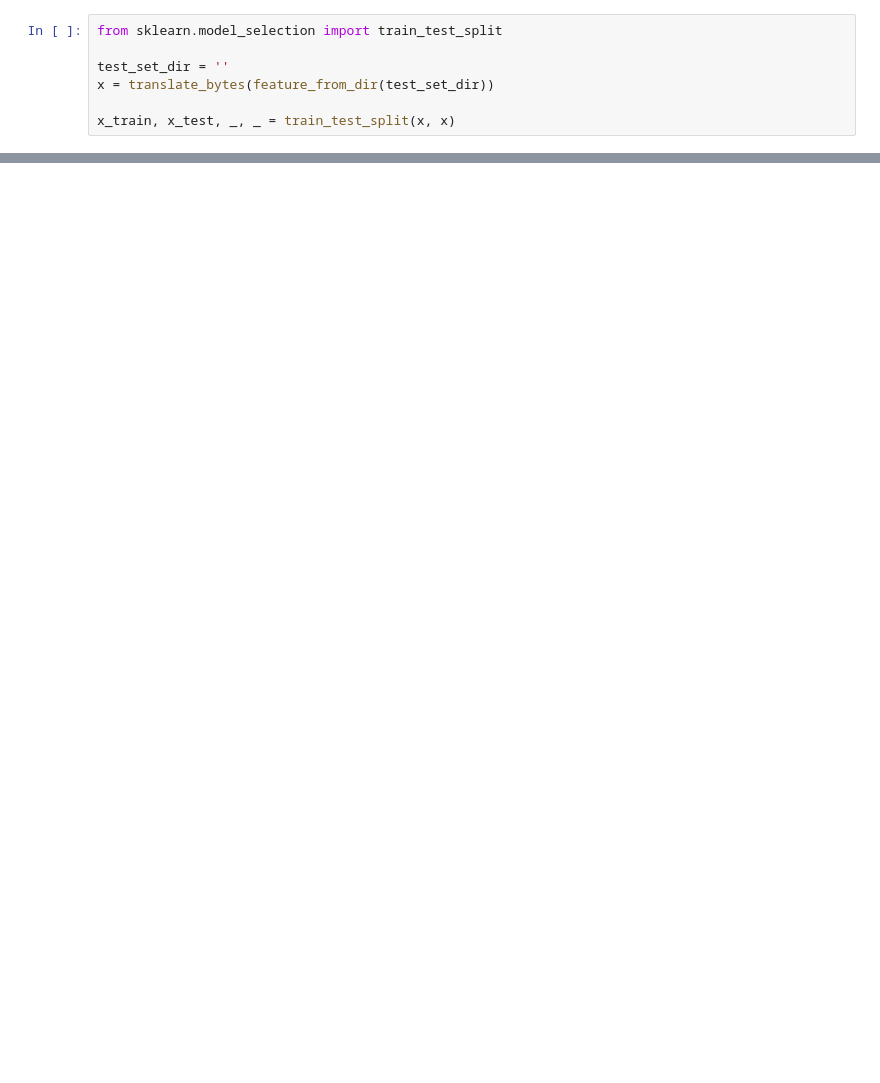
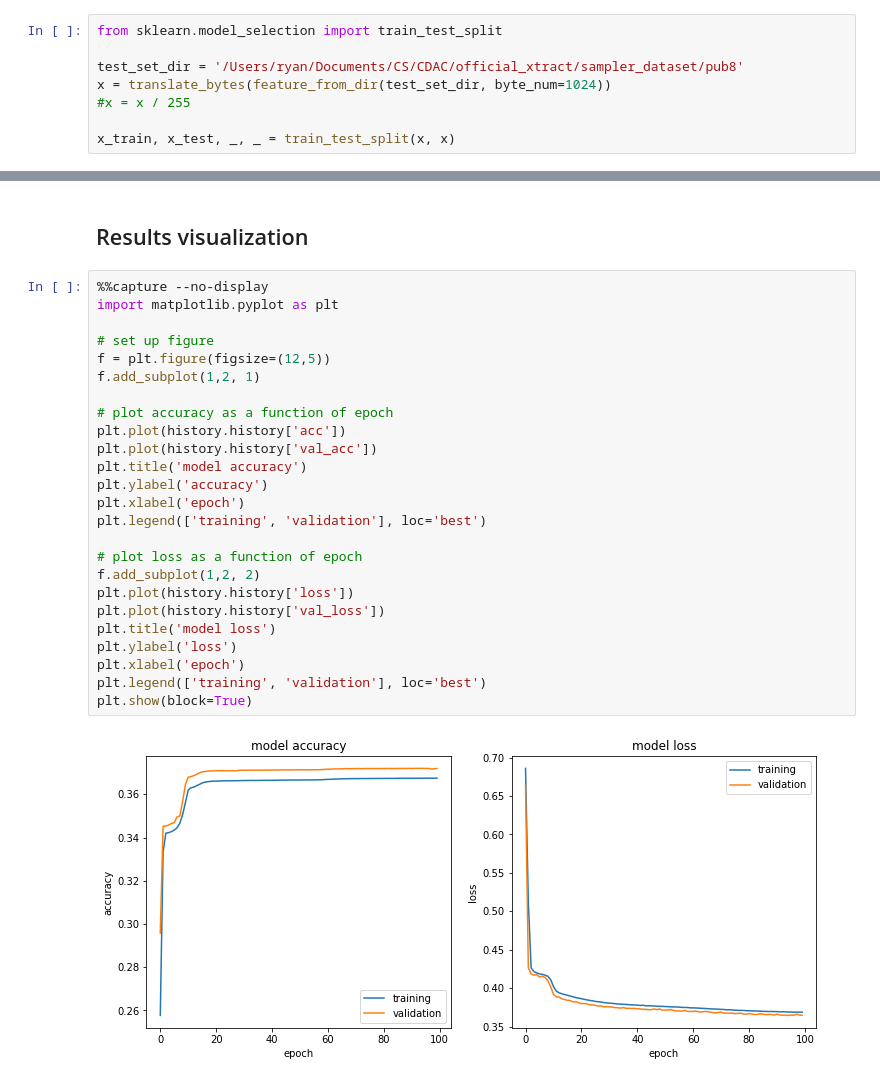
Before and after one commit to rewong03/xtract-classifier, a Jupyter notebook: file_autoencoder.ipynb, the cells around one changed output, grey strips where cells are left out. Saved outputs shown, nothing was run; the diff lists cells and outputs as text; blank space fills up the shorter version.

Commit message:
Added some more model and visualization code

```diff
--- a/file_autoencoder.ipynb
+++ b/file_autoencoder.ipynb
@@ -68,7 +69,8 @@ def translate_bytes(dir_features):
 # %%
 from sklearn.model_selection import train_test_split
 
-test_set_dir = ''
-x = translate_bytes(feature_from_dir(test_set_dir))
+test_set_dir = '/Users/ryan/Documents/CS/CDAC/official_xtract/sampler_dataset/pub8'
+x = translate_bytes(feature_from_dir(test_set_dir, byte_num=1024))
+#x = x / 255
 
 x_train, x_test, _, _ = train_test_split(x, x)
@@ -103,0 +123,29 @@ ModuleNotFoundError: No module named 'tensorflow'
+# %% [markdown]
+## Results visualization
+# %%
+%%capture --no-display
+import matplotlib.pyplot as plt
+
+# set up figure
+f = plt.figure(figsize=(12,5))
+f.add_subplot(1,2, 1)
+
+# plot accuracy as a function of epoch
+plt.plot(history.history['acc'])
+plt.plot(history.history['val_acc'])
+plt.title('model accuracy')
+plt.ylabel('accuracy')
+plt.xlabel('epoch')
+plt.legend(['training', 'validation'], loc='best')
+
+# plot loss as a function of epoch
+f.add_subplot(1,2, 2)
+plt.plot(history.history['loss'])
+plt.plot(history.history['val_loss'])
+plt.title('model loss')
+plt.ylabel('loss')
+plt.xlabel('epoch')
+plt.legend(['training', 'validation'], loc='best')
+plt.show(block=True)
+# %% [output]
+[figure, added]
```
Also changed, not shown: parts of 6 cells of this notebook.
